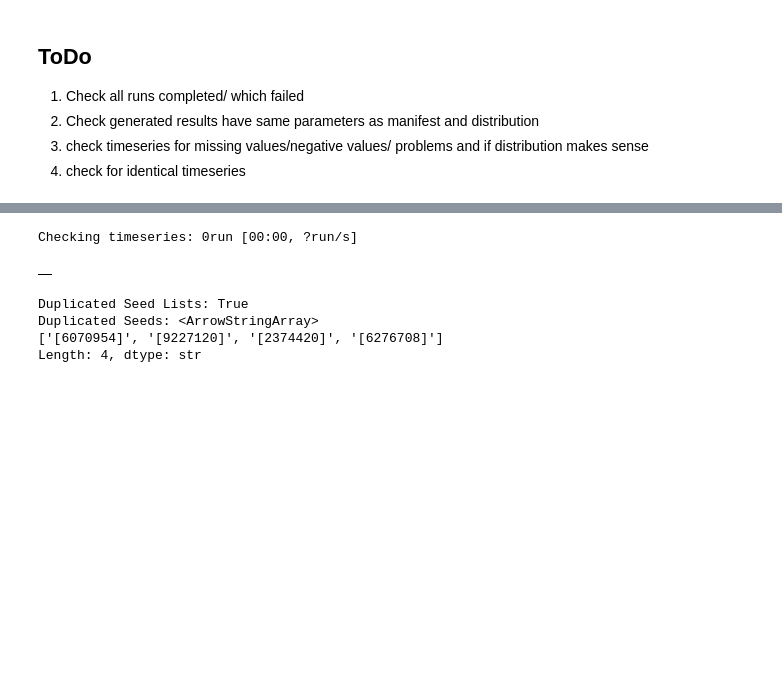
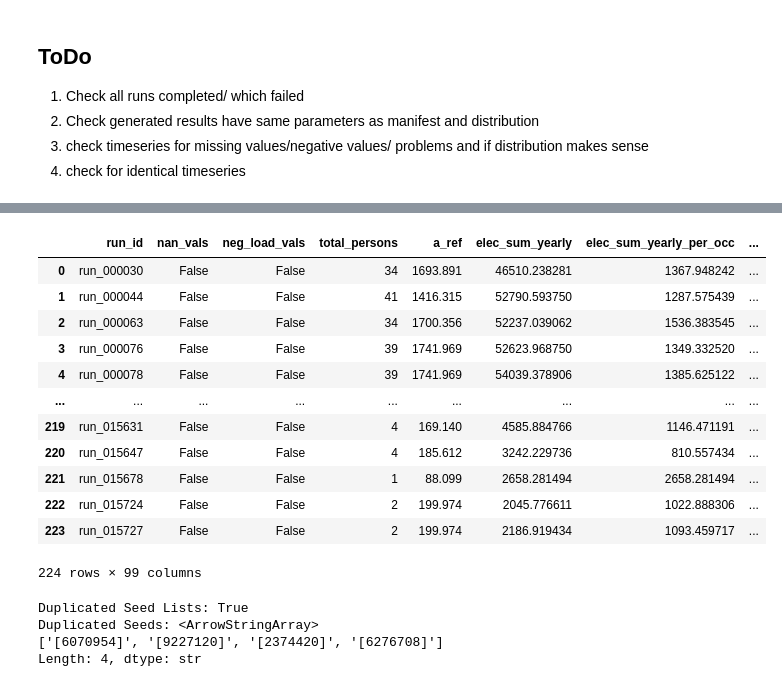
Before and after one commit to NV717/Master_Thesis_EWI_2026, a Jupyter notebook: Ch_1_Data_Preparation/DataPreparation.ipynb, the cells around one changed output, grey strips where cells are left out. Drawn from its saved outputs; the diff is of its cells as text; code cells hidden in the pictures; blank space fills up the shorter version.

```diff
--- a/Ch_1_Data_Preparation/DataPreparation.ipynb
+++ b/Ch_1_Data_Preparation/DataPreparation.ipynb
@@ -140,6 +90,21 @@ surrounding               0
 ... (5 outputs left out)
+# %%
+RESULTS_DIR2 = Path(r"../DataSplit/Data/test")
 # %%
-check_timeseries(RESULTS_DIR)
+checkts=check_timeseries(RESULTS_DIR2)
-# %% [output]
-Checking timeseries: 0run [00:00, ?run/s]
-|  |
+# %%
+checkts
+# %% [output]
+|  | run_id | nan_vals | neg_load_vals | total_persons | a_ref | elec_sum_yearly | elec_sum_yearly_per_occ | ... |
+| 0 | run_000030 | False | False | 34 | 1693.891 | 46510.238281 | 1367.948242 | ... |
+| 1 | run_000044 | False | False | 41 | 1416.315 | 52790.593750 | 1287.575439 | ... |
+| 2 | run_000063 | False | False | 34 | 1700.356 | 52237.039062 | 1536.383545 | ... |
+| 3 | run_000076 | False | False | 39 | 1741.969 | 52623.968750 | 1349.332520 | ... |
+| 4 | run_000078 | False | False | 39 | 1741.969 | 54039.378906 | 1385.625122 | ... |
+| ... | ... | ... | ... | ... | ... | ... | ... | ... |
+| 219 | run_015631 | False | False | 4 | 169.140 | 4585.884766 | 1146.471191 | ... |
+| 220 | run_015647 | False | False | 4 | 185.612 | 3242.229736 | 810.557434 | ... |
+| 221 | run_015678 | False | False | 1 | 88.099 | 2658.281494 | 2658.281494 | ... |
+| 222 | run_015724 | False | False | 2 | 199.974 | 2045.776611 | 1022.888306 | ... |
+| 223 | run_015727 | False | False | 2 | 199.974 | 2186.919434 | 1093.459717 | ... |
+224 rows × 99 columns
```
Also changed, not shown: parts of 12 cells of this notebook, 6 other files.
